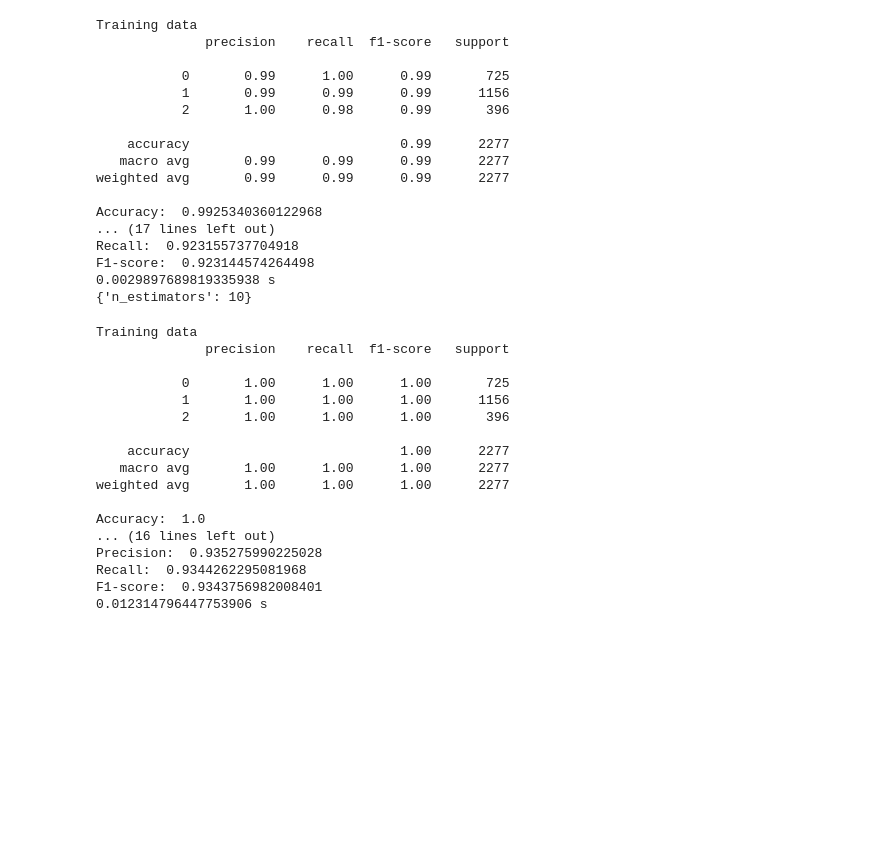
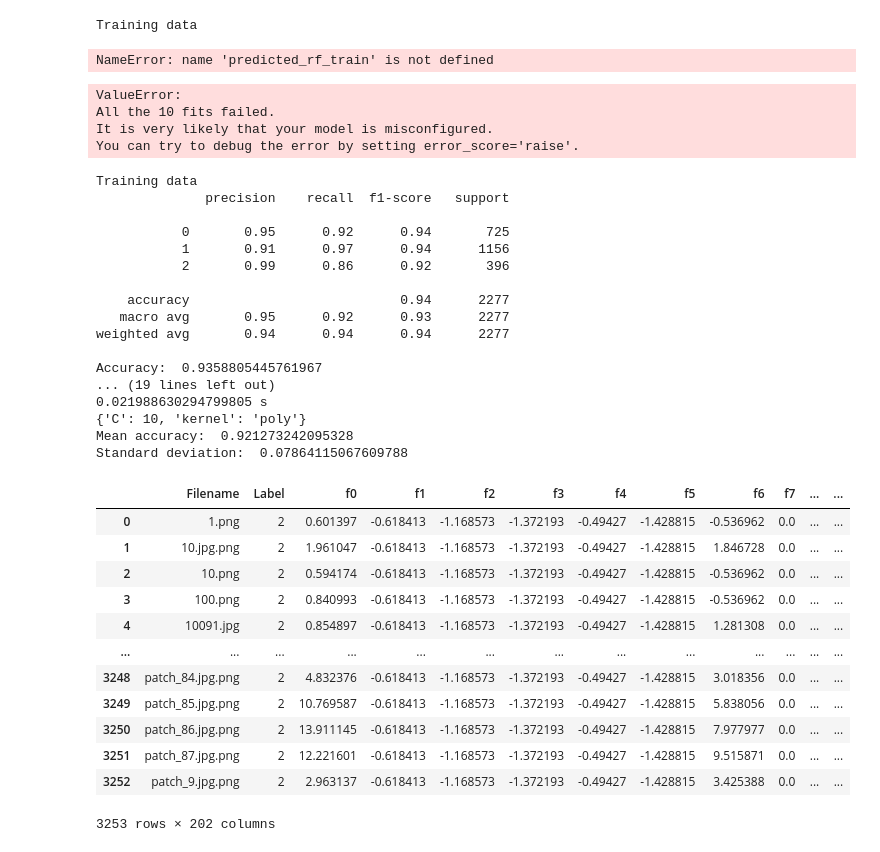
Before and after one commit to rajakprogrammer/ML, a Jupyter notebook: Aggrregation_of_all_models.ipynb, the cells around one changed output. Drawn from its saved outputs; the diff is of its cells as text; code cells hidden in the pictures; blank space fills up the shorter version.

```diff
--- a/Aggrregation_of_all_models.ipynb
+++ b/Aggrregation_of_all_models.ipynb
@@ -61,24 +68,11 @@ print("Recall: ", recall_score(output_test, predicted_rf_test, average='weighted
 print("F1-score: ", f1_score(output_test, predicted_rf_test, average='weighted'))
 print(testing_time_rf, 's')
 print(grid_search_rf.best_params_)
+print('Mean accuracy: ',scores_rf.mean())
+print('Standard deviation: ',scores_rf.std())
 # %% [output]
 Training data
-              precision    recall  f1-score   support
-
-           0       0.99      1.00      0.99       725
-           1       0.99      0.99      0.99      1156
-           2       1.00      0.98      0.99       396
-
-    accuracy                           0.99      2277
-   macro avg       0.99      0.99      0.99      2277
-weighted avg       0.99      0.99      0.99      2277
-
-Accuracy:  0.9925340360122968
-... (17 lines left out)
-Recall:  0.923155737704918
-F1-score:  0.923144574264498
-0.0029897689819335938 s
-{'n_estimators': 10}
+NameError: name 'predicted_rf_train' is not defined
 # %%
 #SVM
 # Project data classification rules
@@ -86,6 +80,7 @@ import time as t
 from sklearn.svm import SVC
 from sklearn.model_selection import GridSearchCV
 SVM_model = SVC()
+scores_svm = cross_val_score(SVM_model, input_project.values, output_project.values, cv=10)
 start_train_SVM = t.time()
 grid_search_svm = GridSearchCV(SVM_model, param_grid={'C': [1, 10, 20, 30], 'kernel': ['rbf', 'poly', 'linear']})
 grid_search_svm.fit(input_train, output_train)
@@ -96,6 +91,11 @@ start_test_SVM = t.time()
 predicted_SVM_test =grid_search_svm.predict(input_test.values)
 end_test_SVM = t.time()
 testing_time_SVM = end_test_SVM- start_test_SVM
+# %% [output]
+ValueError:
+All the 10 fits failed.
+It is very likely that your model is misconfigured.
+You can try to debug the error by setting error_score='raise'.
 # %%
 print("Training data")
 print(classification_report(output_train, predicted_SVM_train))
@@ -112,21 +112,45 @@ print("Recall: ", recall_score(output_test, predicted_SVM_test, average='weighte
 print("F1-score: ", f1_score(output_test, predicted_SVM_test, average='weighted'))
 print(testing_time_SVM, 's')
 print(grid_search_svm.best_params_)
+print('Mean accuracy: ',scores_svm.mean())
+print('Standard deviation: ',scores_svm.std())
 # %% [output]
 Training data
               precision    recall  f1-score   support
 
-           0       1.00      1.00      1.00       725
-           1       1.00      1.00      1.00      1156
-           2       1.00      1.00      1.00       396
+           0       0.95      0.92      0.94       725
+           1       0.91      0.97      0.94      1156
+           2       0.99      0.86      0.92       396
 
-    accuracy                           1.00      2277
-   macro avg       1.00      1.00      1.00      2277
-weighted avg       1.00      1.00      1.00      2277
+    accuracy                           0.94      2277
+   macro avg       0.95      0.92      0.93      2277
+weighted avg       0.94      0.94      0.94      2277
 
-Accuracy:  1.0
-... (16 lines left out)
-Precision:  0.935275990225028
-Recall:  0.9344262295081968
-F1-score:  0.9343756982008401
-0.012314796447753906 s
+Accuracy:  0.9358805445761967
+... (19 lines left out)
+0.021988630294799805 s
+{'C': 10, 'kernel': 'poly'}
+Mean accuracy:  0.921273242095328
+Standard deviation:  0.07864115067609788
+# %%
+from sklearn import preprocessing as prepro
+normal_scaler = prepro.StandardScaler()
+scaled_columns = dataframe_project.columns[2:]
+scaled_df = dataframe_project
+for col in scaled_columns:
+    scaled_df[col] = normal_scaler.fit_transform(scaled_df[col].values.reshape(-1, 1))
+scaled_df
+# %% [output]
+|  | Filename | Label | f0 | f1 | f2 | f3 | f4 | f5 | f6 | f7 | ... | ... |
+| 0 | 1.png | 2 | 0.601397 | -0.618413 | -1.168573 | -1.372193 | -0.49427 | -1.428815 | -0.536962 | 0.0 | ... | ... |
+| 1 | 10.jpg.png | 2 | 1.961047 | -0.618413 | -1.168573 | -1.372193 | -0.49427 | -1.428815 | 1.846728 | 0.0 | ... | ... |
+| 2 | 10.png | 2 | 0.594174 | -0.618413 | -1.168573 | -1.372193 | -0.49427 | -1.428815 | -0.536962 | 0.0 | ... | ... |
+| 3 | 100.png | 2 | 0.840993 | -0.618413 | -1.168573 | -1.372193 | -0.49427 | -1.428815 | -0.536962 | 0.0 | ... | ... |
+| 4 | 10091.jpg | 2 | 0.854897 | -0.618413 | -1.168573 | -1.372193 | -0.49427 | -1.428815 | 1.281308 | 0.0 | ... | ... |
+| ... | ... | ... | ... | ... | ... | ... | ... | ... | ... | ... | ... | ... |
+| 3248 | patch_84.jpg.png | 2 | 4.832376 | -0.618413 | -1.168573 | -1.372193 | -0.49427 | -1.428815 | 3.018356 | 0.0 | ... | ... |
+| 3249 | patch_85.jpg.png | 2 | 10.769587 | -0.618413 | -1.168573 | -1.372193 | -0.49427 | -1.428815 | 5.838056 | 0.0 | ... | ... |
+| 3250 | patch_86.jpg.png | 2 | 13.911145 | -0.618413 | -1.168573 | -1.372193 | -0.49427 | -1.428815 | 7.977977 | 0.0 | ... | ... |
+| 3251 | patch_87.jpg.png | 2 | 12.221601 | -0.618413 | -1.168573 | -1.372193 | -0.49427 | -1.428815 | 9.515871 | 0.0 | ... | ... |
+| 3252 | patch_9.jpg.png | 2 | 2.963137 | -0.618413 | -1.168573 | -1.372193 | -0.49427 | -1.428815 | 3.425388 | 0.0 | ... | ... |
+3253 rows × 202 columns
```
Also changed, not shown: parts of 8 cells of this notebook.
